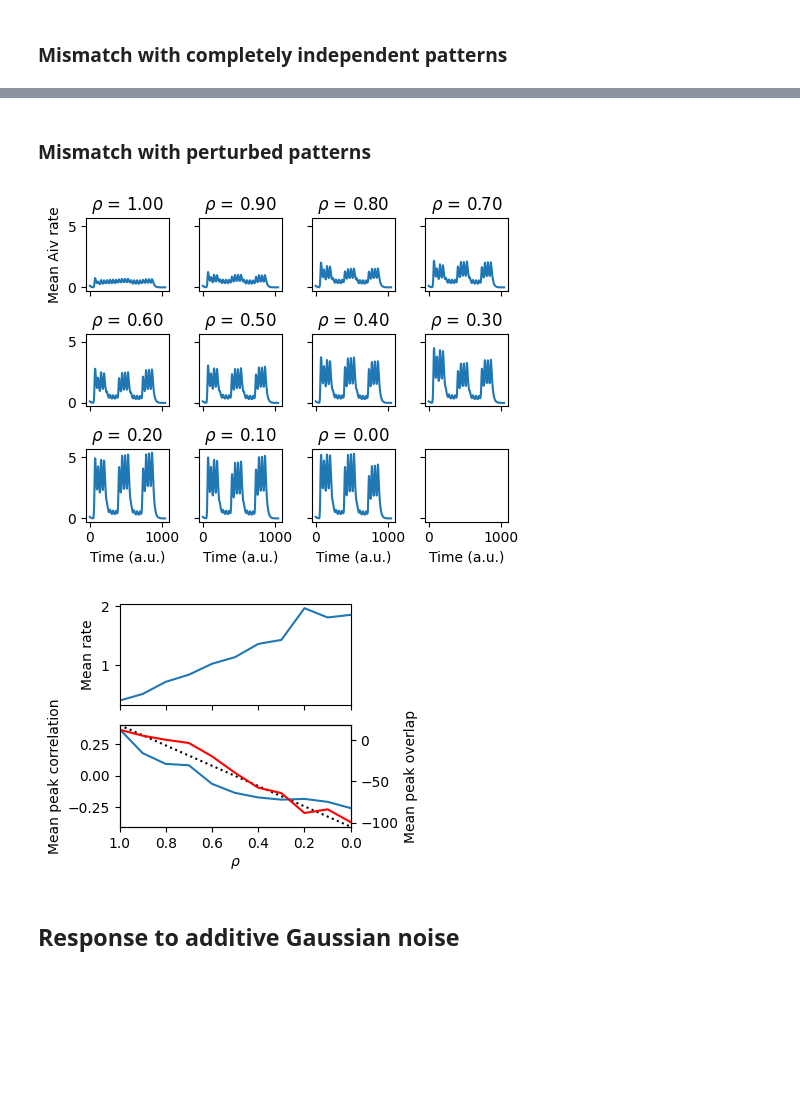
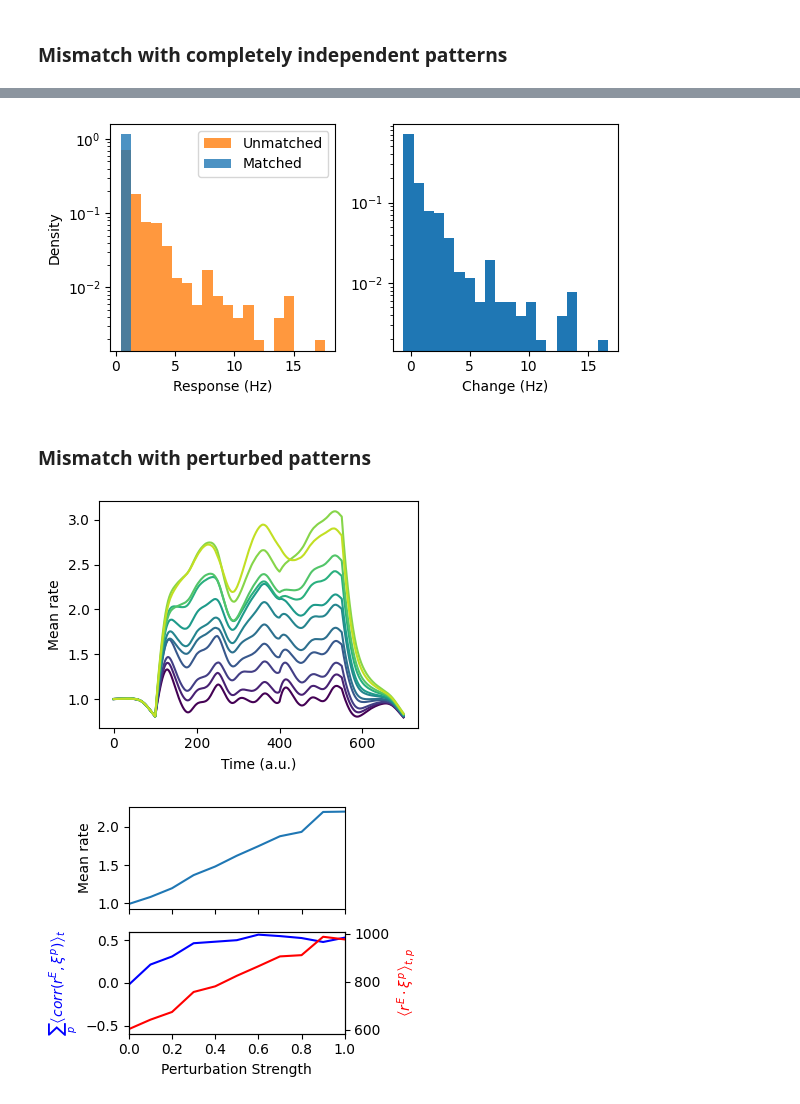
Before and after one commit to gongziyida/vocal-error-network, a Jupyter notebook: feedforward.ipynb, the cells around one changed output, grey strips where cells are left out. Drawn from its saved outputs; the diff is of its cells as text; code cells hidden in the pictures; blank space fills up the shorter version.

```diff
--- a/feedforward.ipynb
+++ b/feedforward.ipynb
@@ -129,7 +103,7 @@ T_test = T_burn + T_rend * N_rend_test
 t_test_start, t_test_end = tsyl_start[:,:N_rend_test], tsyl_end[:,:N_rend_test]
 _ = rng.standard_normal((N_HVC, N_rend)) # Little fluctuation
 rH_ = generate_HVC(T_test, burst_ts, peak_rate+_*0.1, kernel_width+_*0.01)
-Aiv0, I0, ext_I, noise = phi(rng.normal(0, 1, size=N_Aiv)), 1, 0, 0
+rE0, noise = rng.normal(loc=r_rest, scale=rE0*0.1, size=NE).clip(min=0), 0.1
 # %% [markdown]
 ### Mismatch with completely independent patterns
 # %%
@@ -200,48 +206,64 @@ ax[1].set(xlim=_[[0,-1]], xlabel='Input', ylabel='Rate')
+# %%
+fig, ax = plt.subplots(1, 2, figsize=(6, 3))
+m0, m_sp = test0[0][i:j,:].mean(axis=0), test_sp[0][i:j,:].mean(axis=0)
+ax[0].hist([m0, m_sp], label=['Matched', 'Unmatched'], bins=20, density=True,
+           histtype='stepfilled', log=True, alpha=0.8)
+ax[0].set(xlabel='Response (Hz)', ylabel='Density')
+ax[0].legend()
+ax[1].hist(m_sp - m0, bins=20, density=True, log=True)
+ax[1].set(xlabel='Change (Hz)')
+fig.tight_layout()
+# %% [output]
+[figure, added]
 # %% [markdown]
 ### Mismatch with perturbed patterns
 # %%
-rhos = np.linspace(1, 0, num=11) # corr with the pattern
+perturb_type = 'SNR'
+# perturb_type = 'ADD'
+perturb_param = np.linspace(0, 1, num=11)
 tests, ovlps, corrs = [], [], []
 
-for rho in rhos:
-    perturb = rng.standard_normal(size=syl.shape)
+for pm in perturb_param:
+    eps = rng.standard_normal(size=syl.shape)
     syl_ = syl.copy()
-    # syl_ = syl * rho + np.sqrt(1 - rho**2) * perturb
-    # In case of temporal summation
-    syl_[[0,2,4]] = syl[[0,2,4]] * rho + np.sqrt(1 - rho**2) * perturb[[0,2,4]]
-    aud_ = generate_discrete_aud(T_test, N_Aiv, t_test_start.T.flatten(),
+    if perturb_type == 'SNR':
+        mean_syl, std_syl = syl.mean(), syl.std()
+        syl_ = (syl - mean_syl) / std_syl * (1 - pm) + np.sqrt(pm * (2 - pm)) * eps
+        syl_ = syl_ * std_syl + mean_syl
+    elif perturb_type == 'ADD':
+        syl_ = syl + pm * eps
+    else:
+        raise NotImplementedError
+    aud_ = generate_discrete_aud(T_test, NE, t_test_start.T.flatten(),
                                  t_test_end.T.flatten(), np.tile(syl_, (N_rend_test, 1)))
-    tests.append(net.sim(Aiv0, I0, rH_, aud_, [], T_test, dt, noise, ext_I))
+    tests.append(net.sim(rE0, rH_, aud_, [], T_test, dt, noise))
     ovlps.append(tests[-1][-0] @ syl.T)
-    corrs.append(correlation(tests[-1][0], syl, lambda x: x))
+    corrs.append(correlation(tests[-1][0], np.abs(syl_ - syl), dim=2))
 # %%
-fig, ax = plt.subplots(3, 4, sharey='all', sharex='all', figsize=(5, 4))
-for i in range(ax.shape[1]):
-    ax[-1,i].set(xlabel='Time (a.u.)')
-ax = ax.flatten()
-for i, (rho, test) in enumerate(zip(rhos, tests)):
-    # ax[i].plot(test[1][:], test[0].mean(axis=1)[:], lw=1)
-    ax[i].plot(test[0][:T_burn+T_rend].mean(axis=1))
-    # ax[i].plot(test[1][:]) # rI is already the mean
-    ax[i].set(title=r'$\rho$' + ' = %.2f' % rho)
+fig, ax = plt.subplots(1, sharey='all', sharex='all', figsize=(4, 3))
+# for i in range(ax.shape[1]):
+#     ax[-1,i].set(xlabel='Time (a.u.)')
+cmap = colormaps.get_cmap('viridis')
+for i, (pm, test) in enumerate(zip(perturb_param, tests)):
+    ax.plot(test[0][:T_burn+T_rend].mean(axis=1), c=cmap(i/len(perturb_param)))
 
-ax[0].set(ylabel='Mean Aiv rate')
+ax.set(xlabel='Time (a.u.)', ylabel='Mean rate')
 fig.tight_layout()
 # %% [output]
-[figure, old version]
+[figure, new version]
 # %%
 fig, ax = plt.subplots(2, sharex='all', figsize=(4, 3))
 ax = [*ax, ax[1].twinx()]
-ax[0].plot(rhos, list(map(lambda x: x[0].mean(), tests)))
-ax[1].plot([0, 1], [1, 0], transform=ax[1].transAxes, ls=':', color='k')
-ax[1].plot(rhos, list(map(lambda x: x.sum(axis=1).mean(), corrs)))
-ax[2].plot(rhos, list(map(lambda x: x.mean(), ovlps)), color='r')
+ax[0].plot(perturb_param, list(map(lambda x: x[0].mean(), tests)))
+ax[1].plot(perturb_param, list(map(lambda x: x.sum(axis=1).mean(), corrs)),
+           color='b', label='Corr.')
+ax[2].plot(perturb_param, list(map(lambda x: x.mean(), ovlps)),
+           color='r', label='Overlap')
 ax[0].set(ylabel='Mean rate')
 _ = np.abs(ax[1].get_ylim()).max()
-ax[1].set(ylabel='Mean peak correlation', xlabel=r'$\rho$', xlim=[1, 0], ylim=[-_, _])
-ax[2].set(ylabel='Mean peak overlap')
+ax[1].set(xlabel='Perturbation Strength', xlim=perturb_param[[0,-1]], ylim=[-_, _])
+ax[1].set_ylabel(r'$\sum_p\left\langle corr(r^E, \xi^p)\right\rangle_t$', c='b')
+ax[2].set_ylabel(r'$\left\langle r^E \cdot \xi^p\right\rangle_{t,p}$', c='r')
 fig.tight_layout()
 # %% [output]
-[figure, old version]
+[figure, new version]
-# %% [markdown]
-## Response to additive Gaussian noise
```
Also changed, not shown: parts of 32 cells of this notebook, 6 other files.
